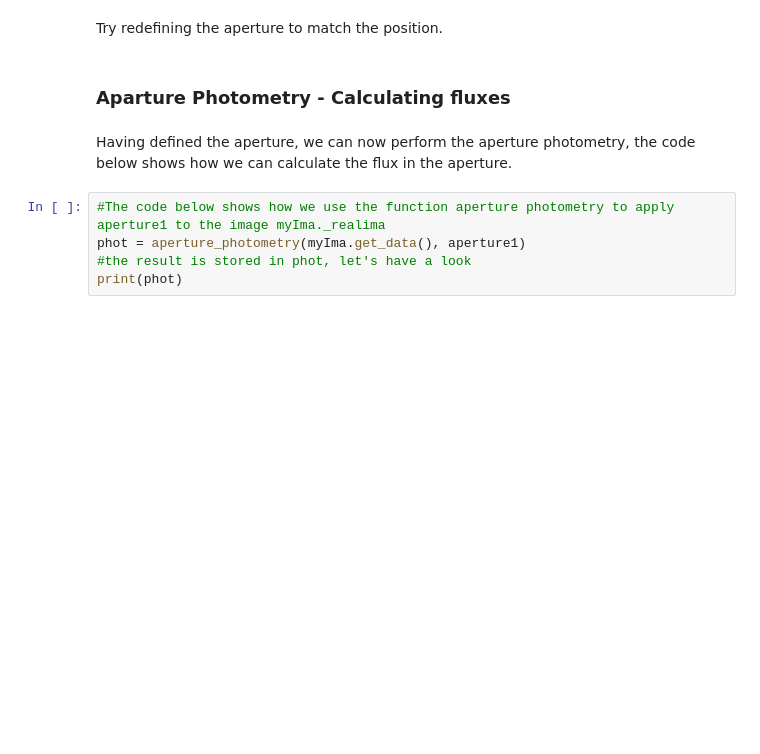
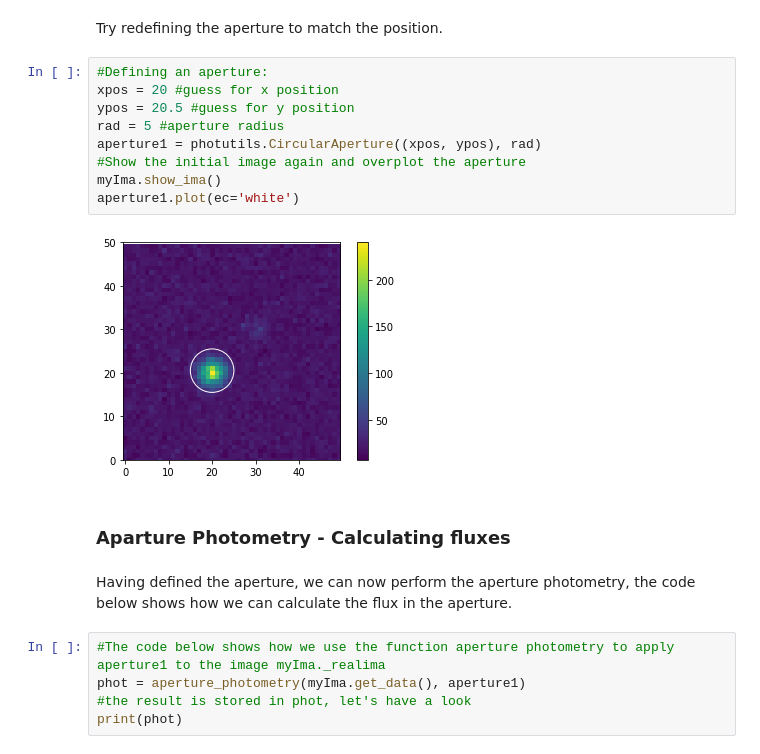
Before and after one commit to Hazel-H/astrolabs-PH30116-, a Jupyter notebook: PH30116/Chapter2_AperturePhotometry.ipynb, the cells around one changed output. Drawn from its saved outputs; the diff is of its cells as text; blank space fills up the shorter version.

```diff
--- a/PH30116/Chapter2_AperturePhotometry.ipynb
+++ b/PH30116/Chapter2_AperturePhotometry.ipynb
@@ -182,5 +187,16 @@ aperture1.plot(ec='white')
 # %% [markdown]
 Try redefining the aperture to match the position.
+# %%
+#Defining an aperture:
+xpos = 20 #guess for x position
+ypos = 20.5 #guess for y position
+rad = 5 #aperture radius
+aperture1 = photutils.CircularAperture((xpos, ypos), rad)
+#Show the initial image again and overplot the aperture
+myIma.show_ima()
+aperture1.plot(ec='white')
+# %% [output]
+[figure, added]
 # %% [markdown]
 ### Aparture Photometry - Calculating fluxes
 # %% [markdown]
```
Also changed, not shown: parts of 25 cells of this notebook, 9 other files.
